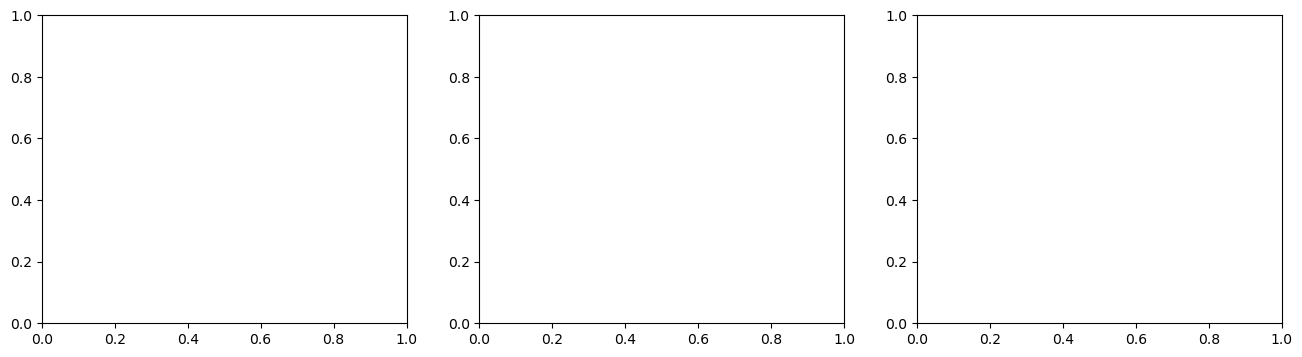
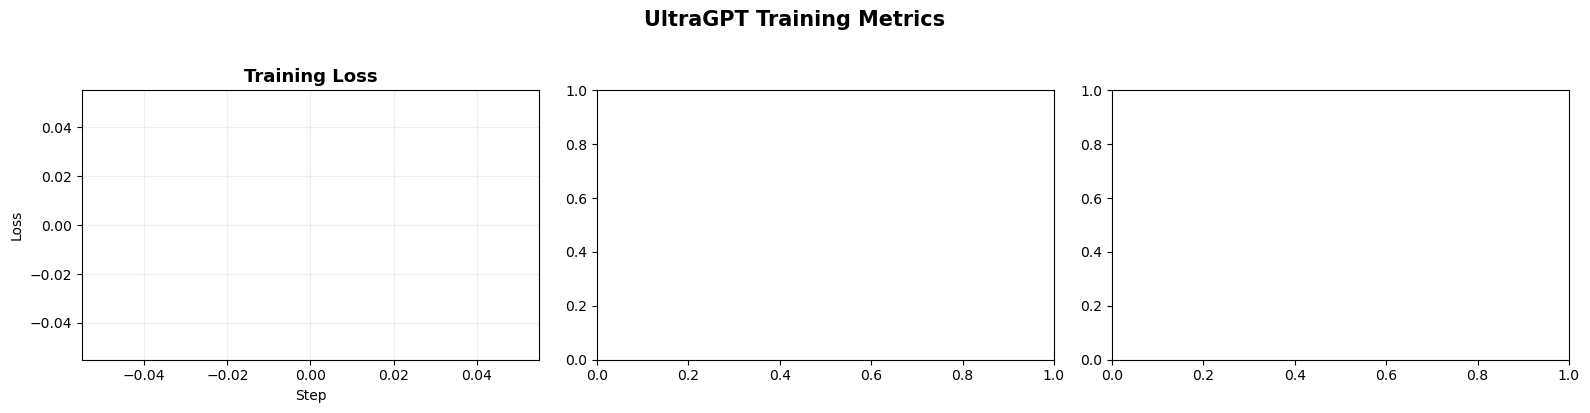
The change to this notebook cell's code, shown as a diff; its figure went from the first image to the second:
--- before
+++ after
@@ -3,5 +3,5 @@
 
 # Loss
-axes[0].plot(history.history["loss"], color="#e63946", linewidth=1.5)
+axes[0].plot(step_metrics.history["loss"], color="#e63946", linewidth=1.5)
 axes[0].set_title("Training Loss", fontsize=13, fontweight="bold")
 axes[0].set_xlabel("Step")
@@ -11,5 +11,5 @@
 # Perplexity
 if "perplexity" in history.history:
-    axes[1].plot(history.history["perplexity"], color="#457b9d", linewidth=1.5)
+    axes[1].plot(step_metrics.history["perplexity"], color="#457b9d", linewidth=1.5)
     axes[1].set_title("Perplexity", fontsize=13, fontweight="bold")
     axes[1].set_xlabel("Step")
@@ -19,5 +19,5 @@
 # Accuracy
 if "accuracy" in history.history:
-    axes[2].plot(history.history["accuracy"], color="#2a9d8f", linewidth=1.5)
+    axes[2].plot(step_metrics.history["accuracy"], color="#2a9d8f", linewidth=1.5)
     axes[2].set_title("Token Accuracy", fontsize=13, fontweight="bold")
     axes[2].set_xlabel("Step")

Commit: fixes